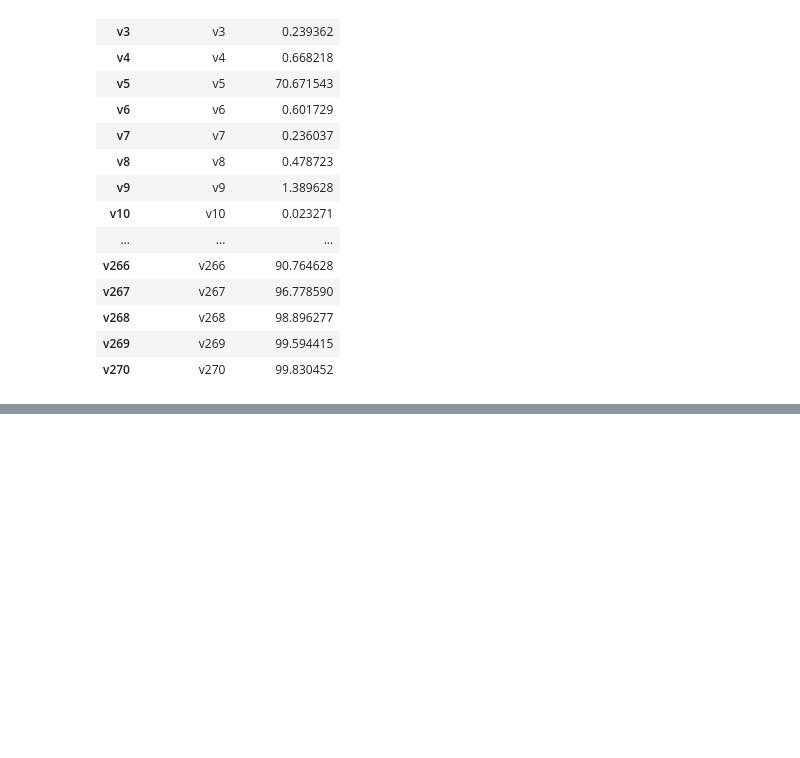
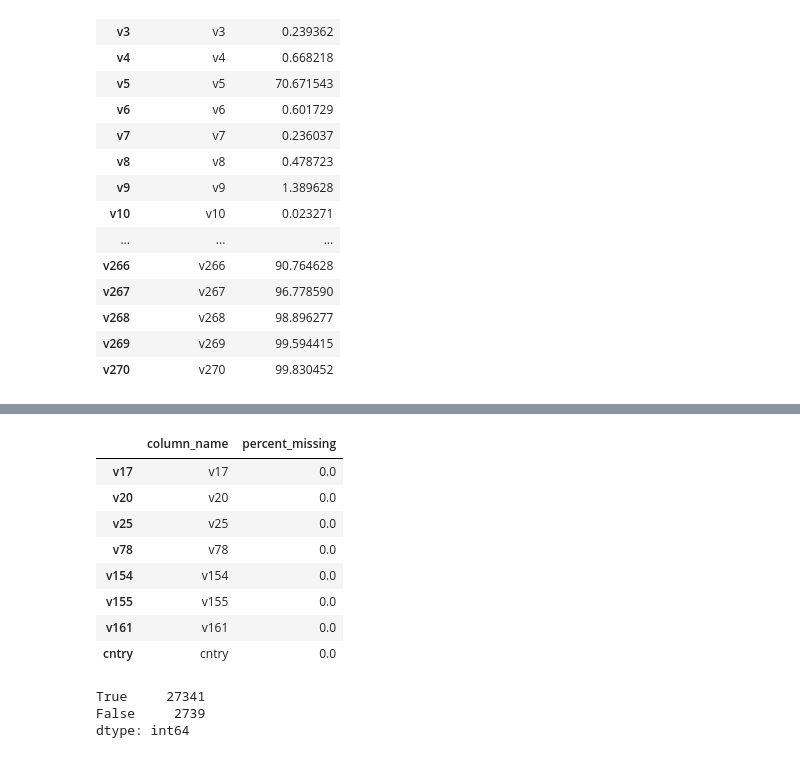
Before and after one commit to sabrina-tan/stat441-W20-project, a Jupyter notebook: 02-exploratory/EDA-Sabrina.ipynb, the cells around one changed output, grey strips where cells are left out. Drawn from its saved outputs; the diff is of its cells as text; code cells hidden in the pictures; blank space fills up the shorter version.

```diff
--- a/02-exploratory/EDA-Sabrina.ipynb
+++ b/02-exploratory/EDA-Sabrina.ipynb
@@ -188,0 +219,4 @@ There are 55 features with over 60% missing.
+# %%
+# This dataset has no dots
+drop_missing = cols_missing.column_name.tolist()
+train_v2 = train.drop(drop_missing, axis = 1)
@@ -188,0 +227,27 @@ There are 55 features with over 60% missing.
+# %%
+cat_cols = ['v17', "v20", "v25", "v78", "v154", "v155", "v161", "cntry"]
+cat_df = train_v2[cat_cols]
+# %%
+# Check missing
+percent_missing_cat= cat_df.isnull().sum() * 100 / len(cat_df)
+missing_value_cat = pd.DataFrame({'column_name': cat_df.columns,
+                                 'percent_missing': percent_missing_cat})
+missing_value_cat # None
+# %% [output]
+|  | column_name | percent_missing |
+| v17 | v17 | 0.0 |
+| v20 | v20 | 0.0 |
+| v25 | v25 | 0.0 |
+| v78 | v78 | 0.0 |
+| v154 | v154 | 0.0 |
+| v155 | v155 | 0.0 |
+| v161 | v161 | 0.0 |
+| cntry | cntry | 0.0 |
+# %%
+# v17 and v161 look like dupes
+(cat_df.v17 == cat_df.v161).value_counts()
+# Nvm, they are not
+# %% [output]
+True     27341
+False     2739
+dtype: int64
```
Also changed, not shown: parts of 10 cells of this notebook.
